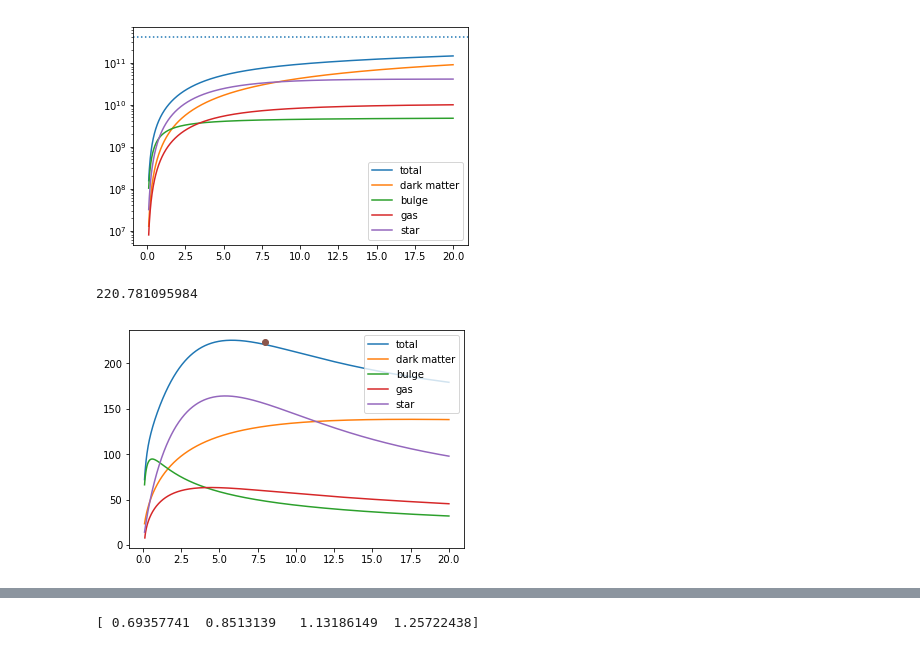
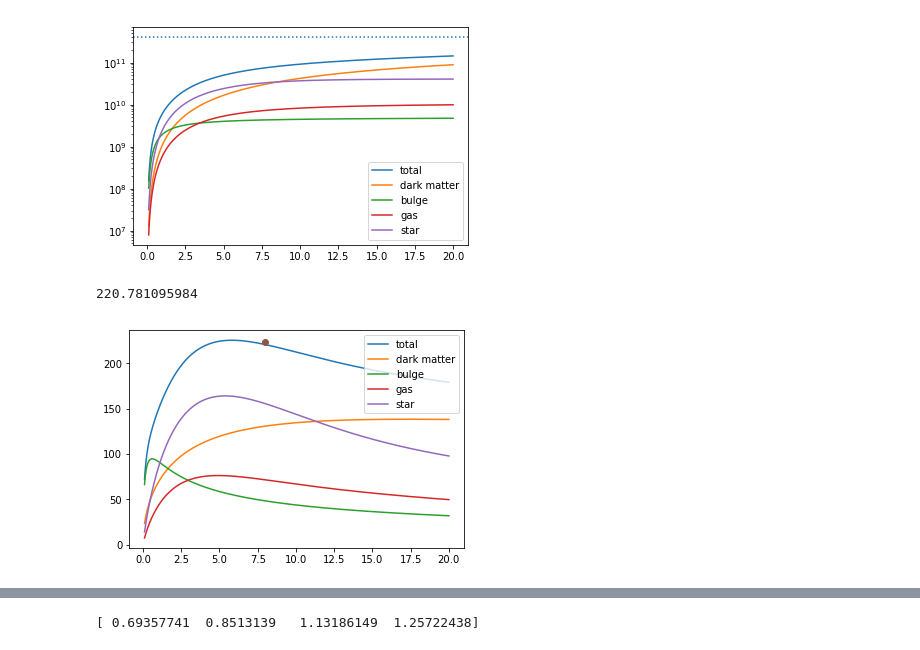
Before and after one commit to changgoo/pyathena, a Jupyter notebook: notebook/galaxy_model.ipynb, the cells around one changed output, grey strips where cells are left out. Cells and saved outputs as stored; diff of their text form; code cells hidden in the pictures.

```diff
--- a/notebook/galaxy_model.ipynb
+++ b/notebook/galaxy_model.ipynb
@@ -146,26 +149,28 @@ plt.legend()
 <matplotlib.legend.Legend at 0x...>
 [figure]
 # %%
+import scipy.special as sp
 Vnfw=np.sqrt(c.G*Mnfw/R)
 y1=(R/2.0/R_gas1).cgs.value
 y2=(R/2.0/R_gas2).cgs.value
 Vgas1=np.sqrt(4*np.pi*c.G*Sigma_gas1*R_gas1*y1**2*(sp.iv(0,y1)*sp.kn(0,y1)-sp.iv(1,y1)*sp.kn(1,y1)))
 Vgas2=np.sqrt(4*np.pi*c.G*Sigma_gas2*R_gas2*y2**2*(sp.iv(0,y2)*sp.kn(0,y2)-sp.iv(1,y2)*sp.kn(1,y2)))
+Vgas=np.sqrt(Vgas1**2+Vgas2**2)
 ystar=(R/2.0/R_star).cgs.value
 Vstar=np.sqrt(4*np.pi*c.G*Sigma_star0*R_star*ystar**2*(sp.iv(0,ystar)*sp.kn(0,ystar)-sp.iv(1,ystar)*sp.kn(1,ystar)))
 Vbulge=np.sqrt(c.G*Mb/R)
 Vc=np.sqrt(Vnfw**2+Vgas1**2+Vgas2**2+Vstar**2+Vbulge**2)
 plt.plot(R.to('kpc'),Vc.to('km/s'),label='total')
 plt.plot(R.to('kpc'),Vnfw.to('km/s'),label='dark matter')
 plt.plot(R.to('kpc'),Vbulge.to('km/s'),label='bulge')
 plt.plot(R.to('kpc'),Vgas.to('km/s'),label='gas')
 plt.plot(R.to('kpc'),Vstar.to('km/s'),label='star')
 plt.plot(8,28*8,'o')
 plt.legend()
 print np.interp(8.,R.to('kpc'),Vc.to('km/s'))
 # %% [output]
 220.781095984
-[figure, old version]
+[figure, new version]
 # %%
 Omega=(Vc/R).to('km/s/kpc')
 plt.semilogy(R.to('kpc'),Omega.to('km/s/kpc'))
```
Also changed, not shown: parts of 10 cells of this notebook, 7 other files.
